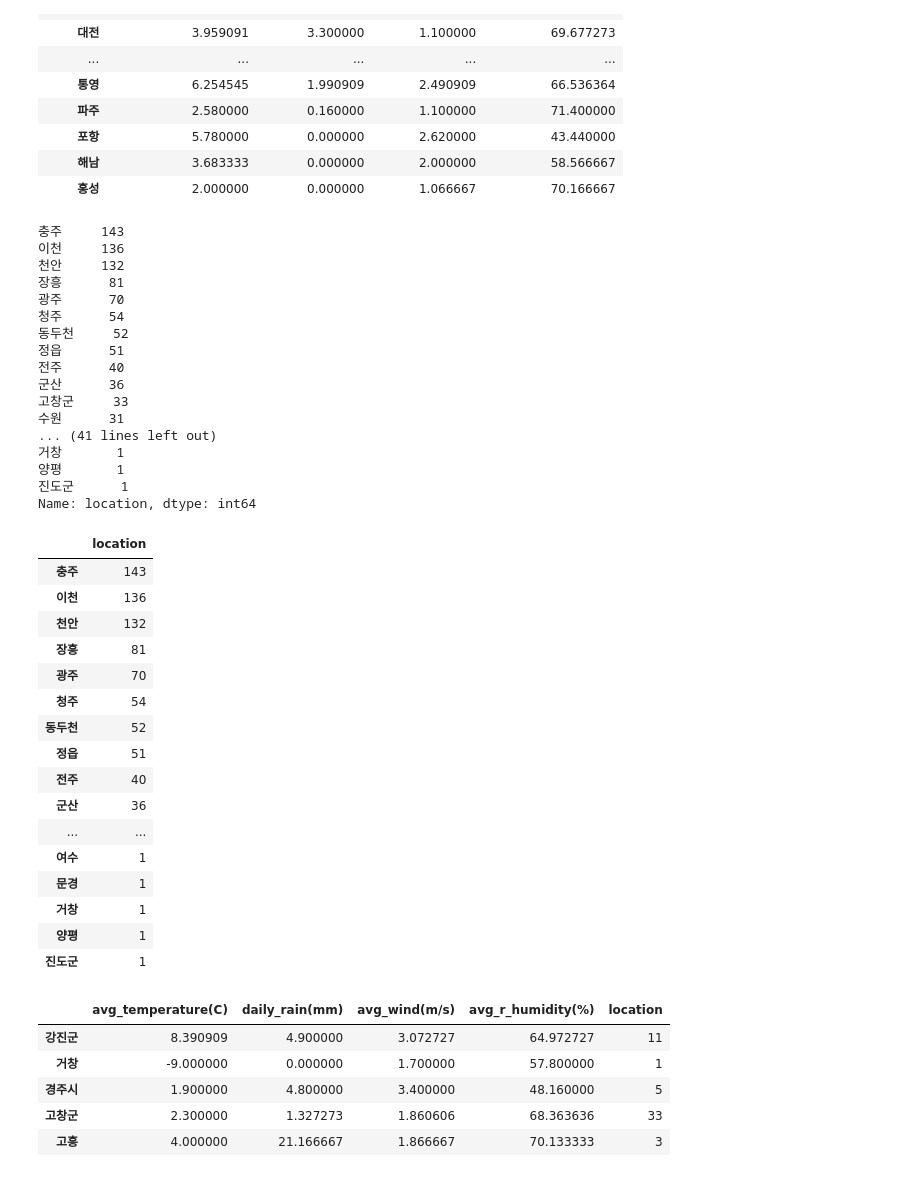
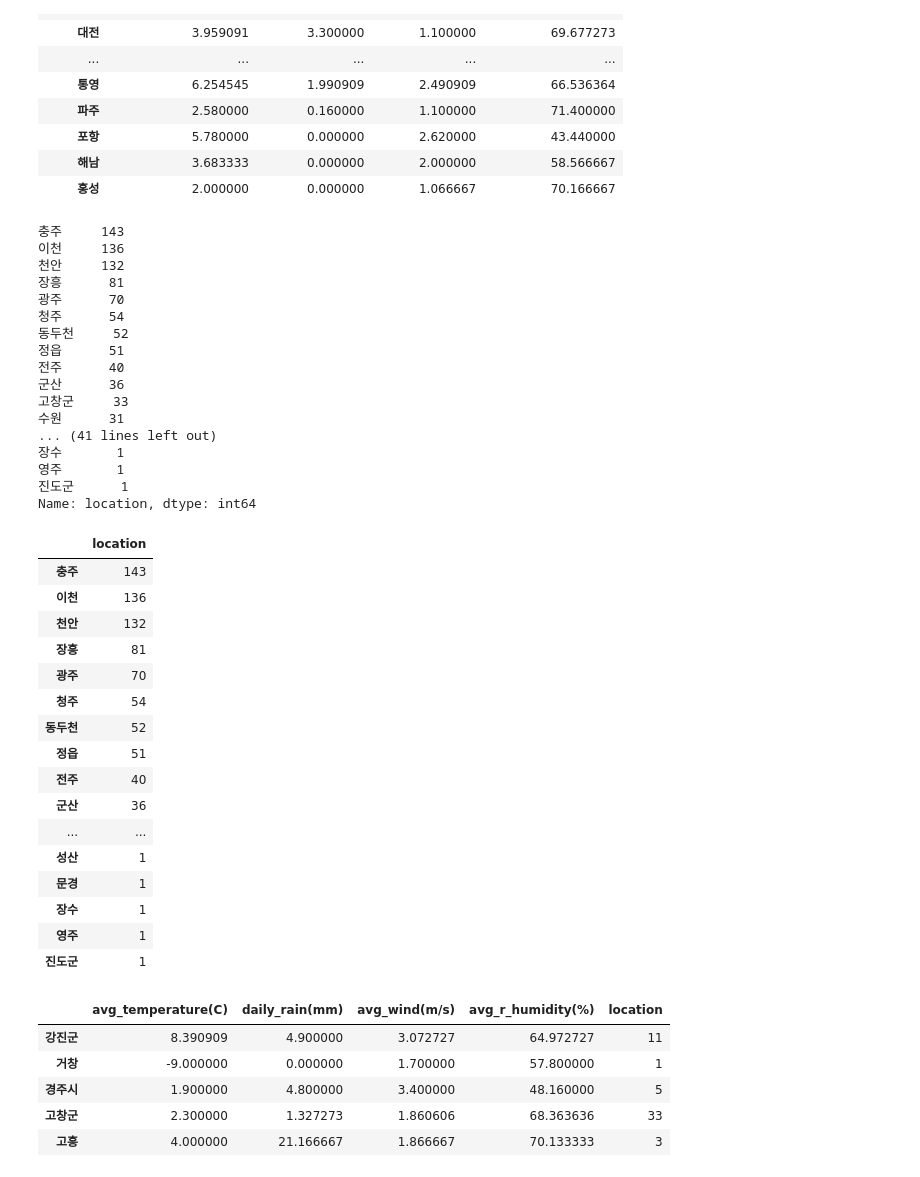
Before and after one commit to jiwoo-coding/aiai, a Jupyter notebook: HPAI kk.ipynb, the cells around one changed output. Cells and saved outputs as stored; diff of their text form; code cells hidden in the pictures.

```diff
--- a/HPAI kk.ipynb
+++ b/HPAI kk.ipynb
@@ -321,8 +321,8 @@ hhh
 | 홍성 | 2.000000 | 0.000000 | 1.066667 | 70.166667 |
 # %%
 #지역별 발생건수 카운팅(내림차순)
-aiai = hpai1['location'].value_counts()
-aiai
+hpai_count = hpai1['location'].value_counts()
+hpai_count
 # %% [output]
 충주     143
 이천     136
@@ -337,31 +337,31 @@ aiai
 고창군     33
 수원      31
 ... (41 lines left out)
-거창       1
-양평       1
+장수       1
+영주       1
 진도군      1
 Name: location, dtype: int64
 # %%
 #데이터프레임화 (두개 합치려고)
-aiai_df = pd.DataFrame(aiai)
-aiai_df
+hpai_count_df = pd.DataFrame(hpai_count)
+hpai_count_df
 # %% [output]
 |  | location |
 | 충주 | 143 |
 | 이천 | 136 |
 | 천안 | 132 |
 | 장흥 | 81 |
 | 광주 | 70 |
 | 청주 | 54 |
 | 동두천 | 52 |
 | 정읍 | 51 |
 | 전주 | 40 |
 | 군산 | 36 |
 | ... | ... |
-| 여수 | 1 |
+| 성산 | 1 |
 | 문경 | 1 |
-| 거창 | 1 |
-| 양평 | 1 |
+| 장수 | 1 |
+| 영주 | 1 |
 | 진도군 | 1 |
 # %%
 #두개 합치긔
```
Also changed, not shown: parts of 51 cells of this notebook, 3 other files.
